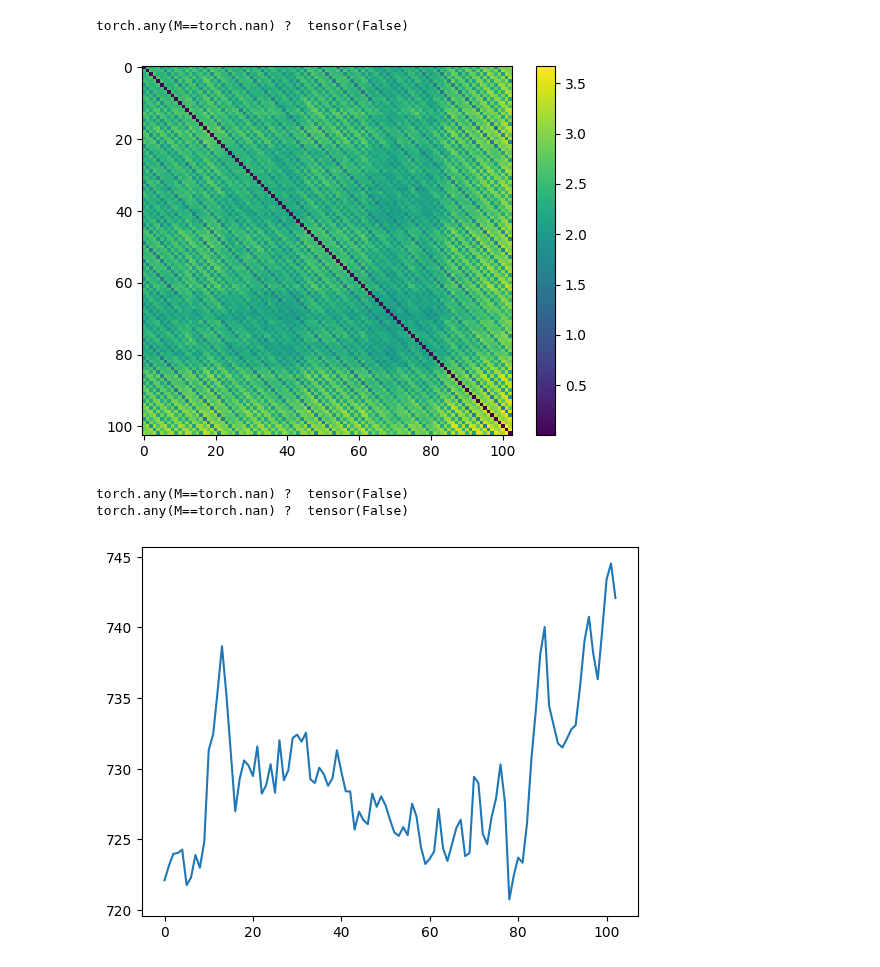
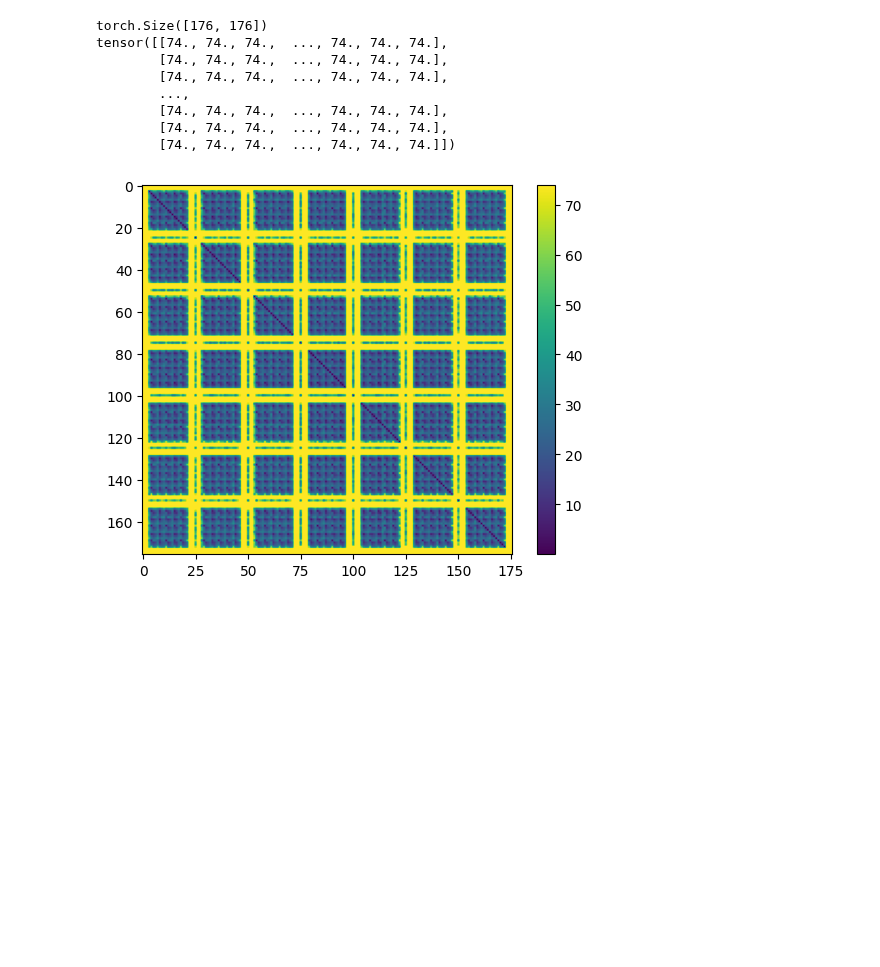
Before and after one commit to amirbourvine/YA-WEI-SEM-6, a Jupyter notebook: notebooks/bandsHDD.ipynb, the cells around one changed output. Cells and saved outputs as stored; diff of their text form; code cells hidden in the pictures; blank space fills up the shorter version.

Commit message:
patch bands implemented

```diff
--- a/notebooks/bandsHDD.ipynb
+++ b/notebooks/bandsHDD.ipynb
@@ -21,21 +26,24 @@ device = torch.device("cuda" if torch.cuda.is_available() else "cpu")
 # %%
 parent_dir = os.path.join(os.getcwd(),"..")
-csv_path = os.path.join(parent_dir, 'datasets', 'paviaU.csv')
-gt_path = os.path.join(parent_dir, 'datasets', 'paviaU_gt.csv')
+# csv_path = os.path.join(parent_dir, 'datasets', 'paviaU.csv')
+# gt_path = os.path.join(parent_dir, 'datasets', 'paviaU_gt.csv')
 # csv_path = os.path.join(parent_dir, 'datasets', 'pavia.csv')
 # gt_path = os.path.join(parent_dir, 'datasets', 'pavia_gt.csv')
+csv_path = os.path.join(parent_dir, 'datasets', 'KSC.csv')
+gt_path = os.path.join(parent_dir, 'datasets', 'KSC_gt.csv')
 
 dsl = datasetLoader(csv_path, gt_path)
 
 df = dsl.read_dataset(gt=False)
 X = np.array(df)
-X = X.reshape((610,340, 103))
+# X = X.reshape((610,340, 103))
 # X = X.reshape((1096, 715, 102))
+X = X.reshape((512, 614, 176))
 
 df = dsl.read_dataset(gt=True)
 y = np.array(df)
 
-factor = 11
+factor = 7
 rows_factor = factor
 cols_factor = factor
 
@@ -46,24 +54,32 @@ X = X.to(device)
 y = y.to(device)
 # %%
 from MetaLearner import HDDOnBands
+from consts import *
 
-distances = HDDOnBands.run(X)
+distances = HDDOnBands.run(X, METRIC_BANDS, factors_for_batch=(7,7))
+
+print(distances.shape)
+print(distances)
 
 show_distances(distances)
 
 
-weights, dist_batches = HDDOnBands.createL1WeightedBatches(X, normalize=False)
+# weights, dist_batches = HDDOnBands.createL1WeightedBatches(X, normalize=False)
 
-show_weights(weights, is_normalized=False)
+# show_weights(weights, is_normalized=False)
 
 
 # plot_tree(distances.cpu().numpy())
 # %% [output]
-torch.any(M==torch.nan) ?  tensor(False)
+torch.Size([176, 176])
+tensor([[74., 74., 74.,  ..., 74., 74., 74.],
+        [74., 74., 74.,  ..., 74., 74., 74.],
+        [74., 74., 74.,  ..., 74., 74., 74.],
+        ...,
+        [74., 74., 74.,  ..., 74., 74., 74.],
+        [74., 74., 74.,  ..., 74., 74., 74.],
+        [74., 74., 74.,  ..., 74., 74., 74.]])
-[figure, old version]
+[figure, new version]
-torch.any(M==torch.nan) ?  tensor(False)
-torch.any(M==torch.nan) ?  tensor(False)
-[figure, removed]
 # %%
 import gc
 torch.cuda.empty_cache()
```
Also changed, not shown: parts of 3 cells of this notebook, 3 other files.
